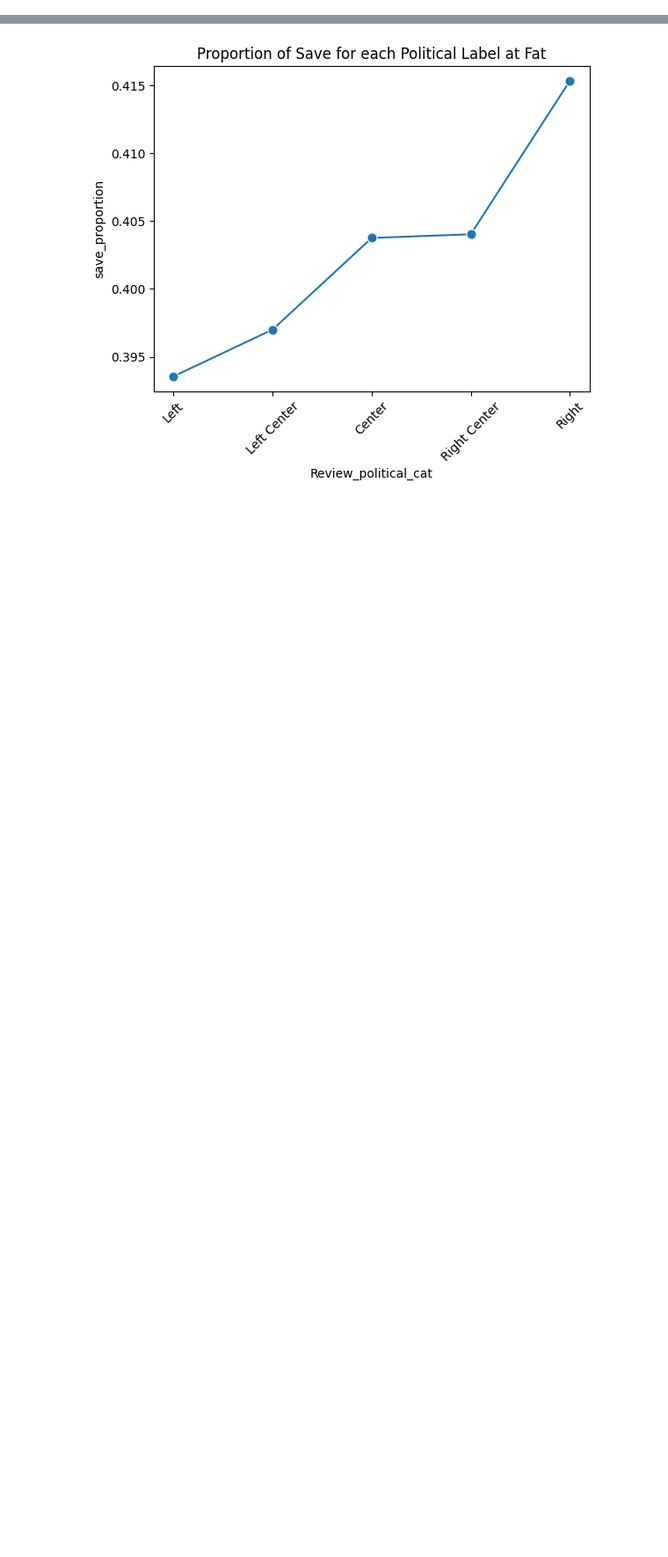
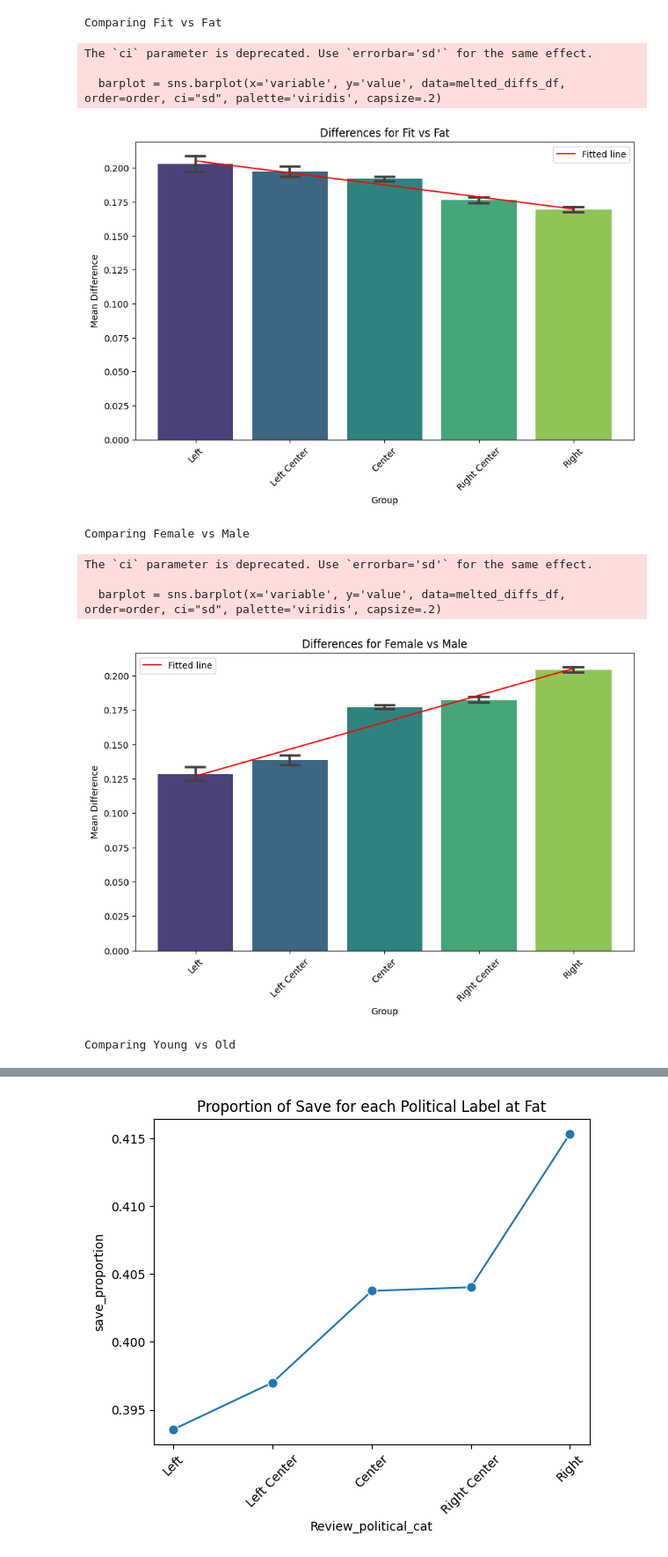
Before and after one commit to ziqishu/COG403_final_project, a Jupyter notebook: our_code/save_proportion.ipynb, the cells around one changed output, grey strips where cells are left out. Shown at 88% size. Cells and saved outputs as stored; diff of their text form; code cells hidden in the pictures; blank space fills up the shorter version.

```diff
--- a/our_code/save_proportion.ipynb
+++ b/our_code/save_proportion.ipynb
@@ -12,0 +134,11 @@ df.head()
+# %%
+for pair in attribute_pairs:
+    print(f"Comparing {pair[0]} vs {pair[1]}")
+    diffs_df = pd.read_csv(f'bootstrap/{pair[0]}_{pair[1]}_diffs.csv', index_col=0)
+
+    diffs_df = diffs_df.apply(pd.to_numeric, errors='coerce')
+    labels = diffs_df.columns
+    for i in range(len(labels) - 1):
+        for j in range(i + 1, len(labels)):
+            stat, p = ttest_rel(diffs_df[labels[i]], diffs_df[labels[j]])
+            print(f"Comparing {labels[i]} vs {labels[j]}: p-value = {p:.4f}")
@@ -12,0 +261,54 @@ df.head()
+# %%
+import seaborn as sns
+import matplotlib.pyplot as plt
+
+group_order = {'Left': 1, 'Left Center': 2, 'Center': 3, 'Right Center': 4, 'Right': 5}
+order = ['Left', 'Left Center', 'Center', 'Right Center', 'Right']
+
+for pair in attribute_pairs:
+    print(f"\nComparing {pair[0]} vs {pair[1]}")
+    diffs_df = pd.read_csv(f'bootstrap/{pair[0]}_{pair[1]}_diffs.csv', index_col=0)
+    diffs_df = diffs_df.apply(pd.to_numeric, errors='coerce')  # Ensure data is numeric
+
+    # Prepare data for plotting
+    # Melt the DataFrame to long-form for seaborn plotting
+    melted_diffs_df = diffs_df.reset_index().melt(id_vars='index').dropna()
+    melted_diffs_df['group_order'] = melted_diffs_df['variable'].map({name: i for i, name in enumerate(order, start=1)})
+
+    # Fit the linear regression model to the melted DataFrame
+    slope, intercept, _, _, _ = linregress(melted_diffs_df['group_order'], melted_diffs_df['value'])
+
+    # Calculate the fitted line's y-values
+    x_vals = np.array(list(range(1, len(order) + 1)))
+    y_vals = intercept + slope * x_vals
+
+    # Plotting the bar graph
+    plt.figure(figsize=(10, 6))
+    barplot = sns.barplot(x='variable', y='value', data=melted_diffs_df, order=order, ci="sd", palette='viridis', capsize=.2)
+
+    # Overlay the fitted line
+    plt.plot(order, y_vals, color="red", label="Fitted line")  # Match x-axis labels with 'order'
+
+    plt.title(f"Differences for {pair[0]} vs {pair[1]}")
+    plt.ylabel('Mean Difference')
+    plt.xlabel('Group')
+    plt.xticks(rotation=45)  # Optional: Rotate labels if they overlap
+    plt.legend()
+
+    plt.savefig(f'proportion_graph_final/{pair[0]}_{pair[1]}_diffs.png')
+
+
+    # Show the plot
+    plt.show()
+# %% [output]
+Comparing Fit vs Fat
+The `ci` parameter is deprecated. Use `errorbar='sd'` for the same effect.
+
+  barplot = sns.barplot(x='variable', y='value', data=melted_diffs_df, order=order, ci="sd", palette='viridis', capsize=.2)
+[figure, added]
+Comparing Female vs Male
+The `ci` parameter is deprecated. Use `errorbar='sd'` for the same effect.
+
+  barplot = sns.barplot(x='variable', y='value', data=melted_diffs_df, order=order, ci="sd", palette='viridis', capsize=.2)
+[figure, added]
+Comparing Young vs Old
```
Also changed, not shown: parts of 17 cells of this notebook, 31 other files.
